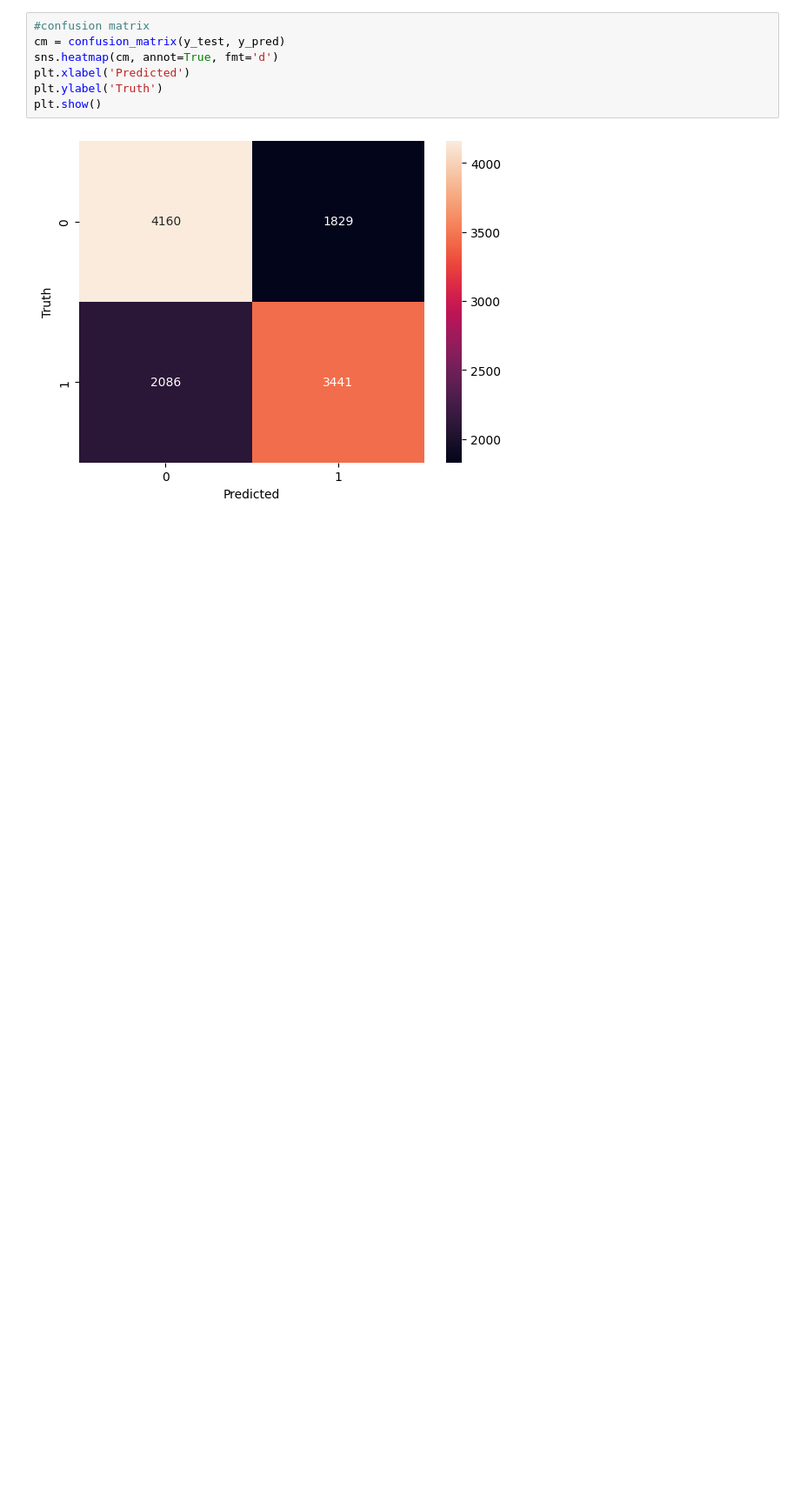
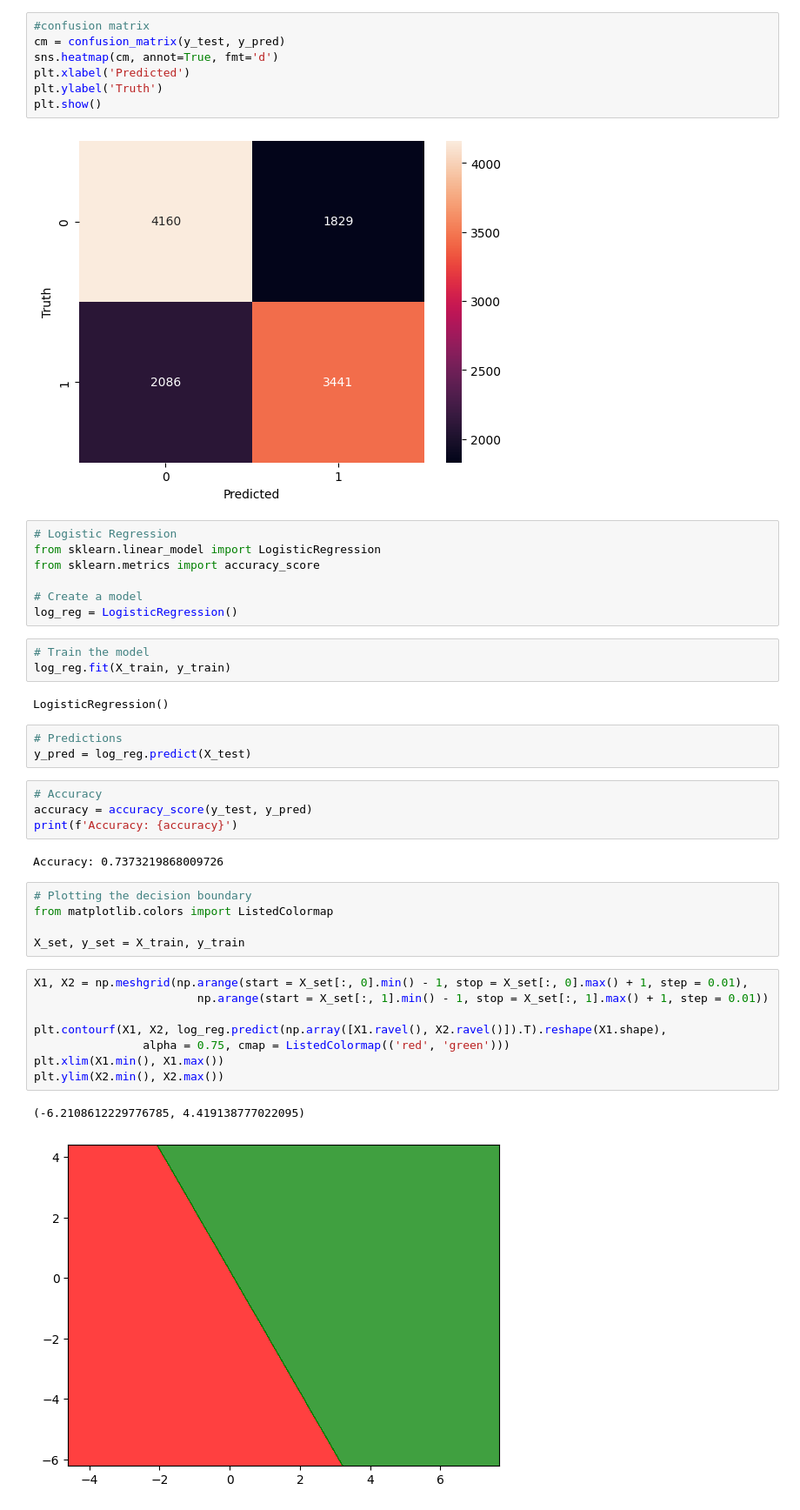
Before and after one commit to jjmccarty/project2_diabetes_outcomes, a Jupyter notebook: AZ.ipynb, the cells around one changed output. Shown at 87% size. Drawn from its saved outputs; the diff is of its cells as text; blank space fills up the shorter version.

```diff
--- a/AZ.ipynb
+++ b/AZ.ipynb
@@ -149,3 +142,40 @@ plt.ylabel('Truth')
 plt.show()
 # %% [output]
 [figure]
+# %%
+# Logistic Regression
+from sklearn.linear_model import LogisticRegression
+from sklearn.metrics import accuracy_score
+
+# Create a model
+log_reg = LogisticRegression()
+# %%
+# Train the model
+log_reg.fit(X_train, y_train)
+# %% [output]
+LogisticRegression()
+# %%
+# Predictions
+y_pred = log_reg.predict(X_test)
+# %%
+# Accuracy
+accuracy = accuracy_score(y_test, y_pred)
+print(f'Accuracy: {accuracy}')
+# %% [output]
+Accuracy: 0.7373219868009726
+# %%
+# Plotting the decision boundary
+from matplotlib.colors import ListedColormap
+
+X_set, y_set = X_train, y_train
+# %%
+X1, X2 = np.meshgrid(np.arange(start = X_set[:, 0].min() - 1, stop = X_set[:, 0].max() + 1, step = 0.01),
+                        np.arange(start = X_set[:, 1].min() - 1, stop = X_set[:, 1].max() + 1, step = 0.01))
+
+plt.contourf(X1, X2, log_reg.predict(np.array([X1.ravel(), X2.ravel()]).T).reshape(X1.shape),
+                alpha = 0.75, cmap = ListedColormap(('red', 'green')))
+plt.xlim(X1.min(), X1.max())
+plt.ylim(X2.min(), X2.max())
+# %% [output]
+(-6.2108612229776785, 4.419138777022095)
+[figure, added]
```
Also changed, not shown: parts of 4 cells of this notebook.
